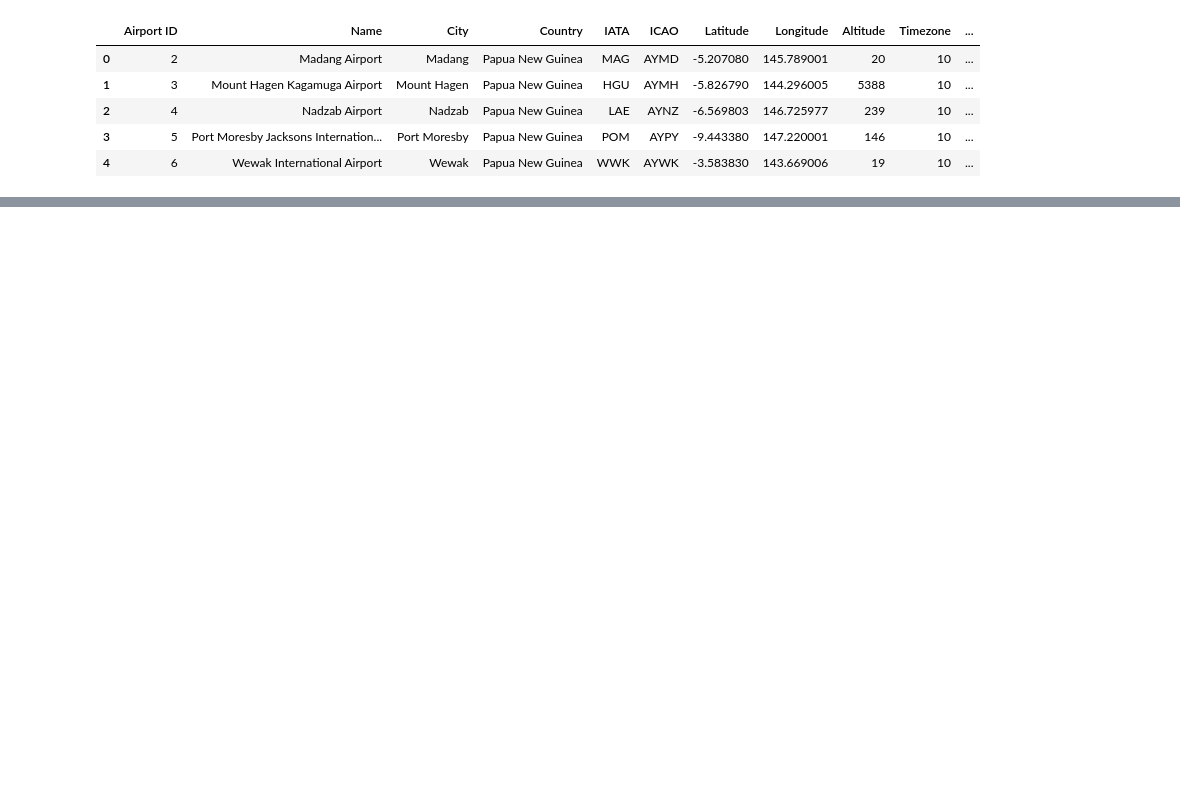
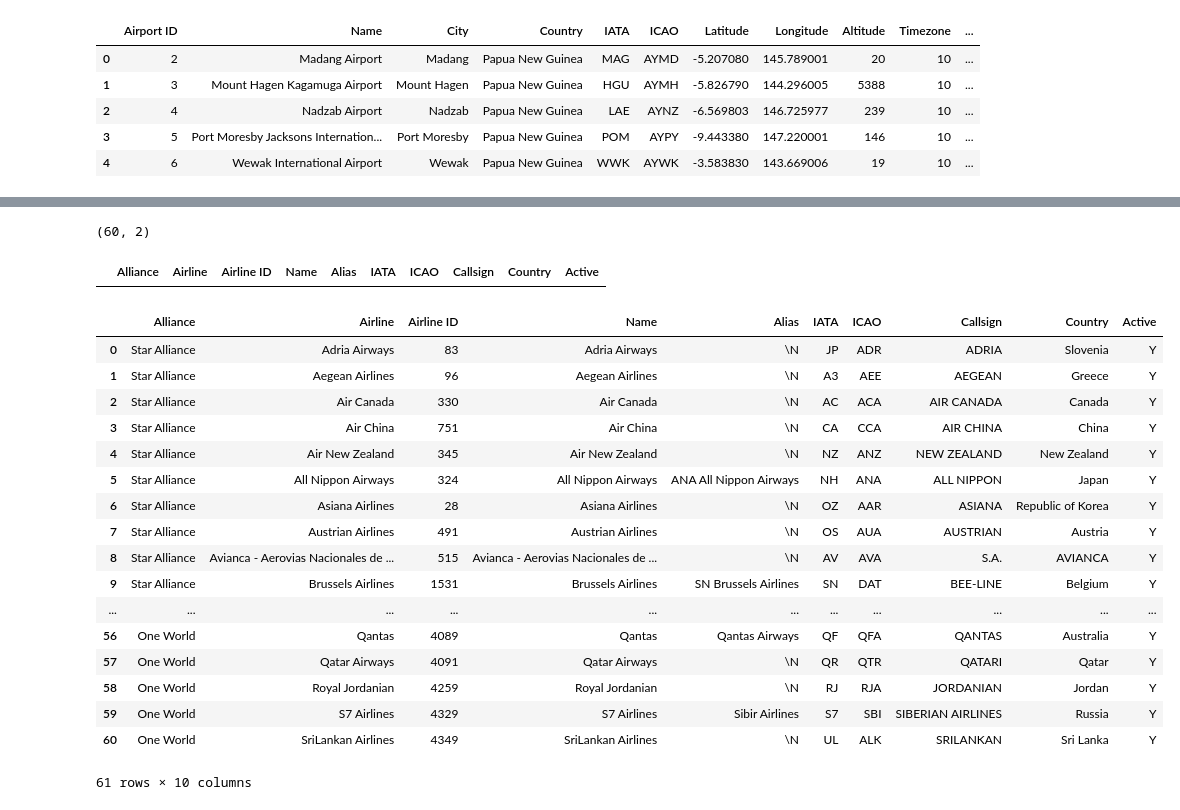
Before and after one commit to nicolasFontbonne/Project_ntds, a Jupyter notebook: main_nico.ipynb, the cells around one changed output, grey strips where cells are left out. Drawn from its saved outputs; the diff is of its cells as text; code cells hidden in the pictures; blank space fills up the shorter version.

```diff
--- a/main_nico.ipynb
+++ b/main_nico.ipynb
@@ -41,3 +38,6 @@ airports.head()
 | 2 | 4 | Nadzab Airport | Nadzab | Papua New Guinea | LAE | AYNZ | -6.569803 | 146.725977 | 239 | 10 | ... |
 | 3 | 5 | Port Moresby Jacksons Internation... | Port Moresby | Papua New Guinea | POM | AYPY | -9.443380 | 147.220001 | 146 | 10 | ... |
 | 4 | 6 | Wewak International Airport | Wewak | Papua New Guinea | WWK | AYWK | -3.583830 | 143.669006 | 19 | 10 | ... |
+# %%
+alliances = pd.read_csv('data/alliances.dat', sep=',', encoding='utf-8')
+alliances.head()
@@ -43,0 +51,30 @@ airports.head()
+# %%
+alliances.shape
+# %% [output]
+(60, 2)
+# %%
+merged  = pd.merge(alliances, airlines, left_on='Airline', right_on='Name', how = 'left')
+merged[merged['Airline ID'].isnull()]
+# %% [output]
+|  | Alliance | Airline | Airline ID | Name | Alias | IATA | ICAO | Callsign | Country | Active |
+# %%
+merged
+# %% [output]
+|  | Alliance | Airline | Airline ID | Name | Alias | IATA | ICAO | Callsign | Country | Active |
+| 0 | Star Alliance | Adria Airways | 83 | Adria Airways | \N | JP | ADR | ADRIA | Slovenia | Y |
+| 1 | Star Alliance | Aegean Airlines | 96 | Aegean Airlines | \N | A3 | AEE | AEGEAN | Greece | Y |
+| 2 | Star Alliance | Air Canada | 330 | Air Canada | \N | AC | ACA | AIR CANADA | Canada | Y |
+| 3 | Star Alliance | Air China | 751 | Air China | \N | CA | CCA | AIR CHINA | China | Y |
+| 4 | Star Alliance | Air New Zealand | 345 | Air New Zealand | \N | NZ | ANZ | NEW ZEALAND | New Zealand | Y |
+| 5 | Star Alliance | All Nippon Airways | 324 | All Nippon Airways | ANA All Nippon Airways | NH | ANA | ALL NIPPON | Japan | Y |
+| 6 | Star Alliance | Asiana Airlines | 28 | Asiana Airlines | \N | OZ | AAR | ASIANA | Republic of Korea | Y |
+| 7 | Star Alliance | Austrian Airlines | 491 | Austrian Airlines | \N | OS | AUA | AUSTRIAN | Austria | Y |
+| 8 | Star Alliance | Avianca - Aerovias Nacionales de ... | 515 | Avianca - Aerovias Nacionales de ... | \N | AV | AVA | S.A. | AVIANCA | Y |
+| 9 | Star Alliance | Brussels Airlines | 1531 | Brussels Airlines | SN Brussels Airlines | SN | DAT | BEE-LINE | Belgium | Y |
+| ... | ... | ... | ... | ... | ... | ... | ... | ... | ... | ... |
+| 56 | One World | Qantas | 4089 | Qantas | Qantas Airways | QF | QFA | QANTAS | Australia | Y |
+| 57 | One World | Qatar Airways | 4091 | Qatar Airways | \N | QR | QTR | QATARI | Qatar | Y |
+| 58 | One World | Royal Jordanian | 4259 | Royal Jordanian | \N | RJ | RJA | JORDANIAN | Jordan | Y |
+| 59 | One World | S7 Airlines | 4329 | S7 Airlines | Sibir Airlines | S7 | SBI | SIBERIAN AIRLINES | Russia | Y |
+| 60 | One World | SriLankan Airlines | 4349 | SriLankan Airlines | \N | UL | ALK | SRILANKAN | Sri Lanka | Y |
+61 rows × 10 columns
```
Also changed, not shown: parts of 3 cells of this notebook, 5 other files.
